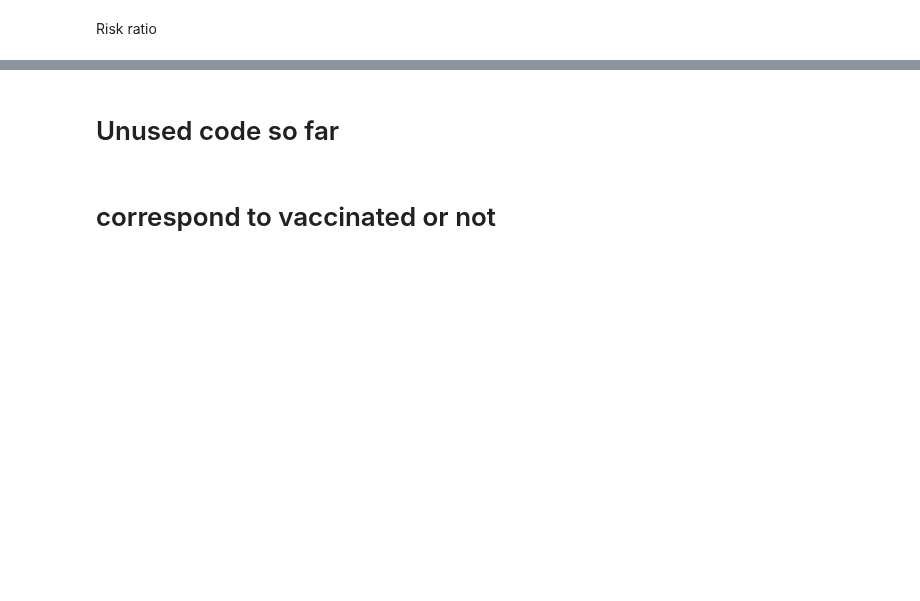
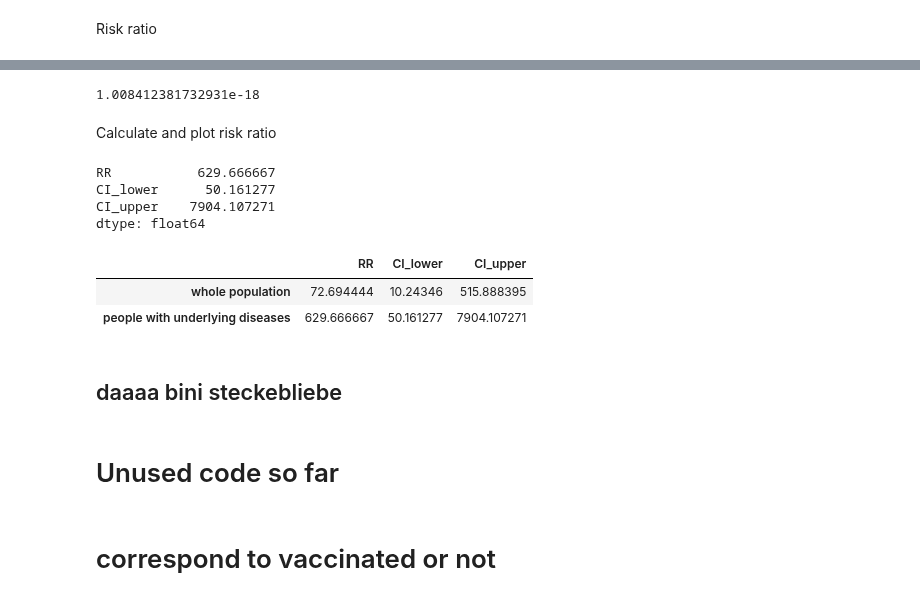
Before and after one commit to MonicaMueller/big-data-final-project, a Jupyter notebook: Project_vaccine_comorbidities.ipynb, the cells around one changed output, grey strips where cells are left out. Cells and saved outputs as stored; diff of their text form; code cells hidden in the pictures; blank space fills up the shorter version.

```diff
--- a/Project_vaccine_comorbidities.ipynb
+++ b/Project_vaccine_comorbidities.ipynb
@@ -980,0 +2020,20 @@ plt.yticks(ticks = y, labels = RR_result_cat.index)
+# %%
+# define significance treshold
+alpha = 0.05
+
+# perform chi-squared test:
+stat_2b, p_2b, dof_2b, expected_2b = sp.stats.chi2_contingency(crosstab_ud_deaths.iloc[0:2,0:2], 1)
+
+p_2b
+# %% [output]
+1.008412381732931e-18
+# %% [markdown]
+Calculate and plot risk ratio
+# %%
+RR_ud_deaths = riskratio_deaths(crosstab_ud_deaths)
+RR_ud_deaths
+# %% [output]
+RR           629.666667
+CI_lower      50.161277
+CI_upper    7904.107271
+dtype: float64
@@ -980,0 +2062,17 @@ plt.yticks(ticks = y, labels = RR_result_cat.index)
+# %%
+# create a df for collecting the results of the risk ratio to compare the populations
+
+# initialize
+RR_result_deaths = pd.DataFrame(index = ['whole population', 'people with underlying diseases'], columns = ['RR', 'CI_lower', 'CI_upper'])
+
+# fill it
+# RR with data from all individuals in the scripts & clinical dataset
+RR_result_deaths.loc['whole population',:] = RR_all_deaths
+# RR with data from all individuals with underlying diseases
+RR_result_deaths.loc['people with underlying diseases',:] = RR_ud_deaths
+
+RR_result_deaths
+# %% [output]
+|  | RR | CI_lower | CI_upper |
+| whole population | 72.694444 | 10.24346 | 515.888395 |
+| people with underlying diseases | 629.666667 | 50.161277 | 7904.107271 |
@@ -980,0 +2083,2 @@ plt.yticks(ticks = y, labels = RR_result_cat.index)
+# %% [markdown]
+## daaaa bini steckebliebe
```
Also changed, not shown: parts of 127 cells of this notebook.
